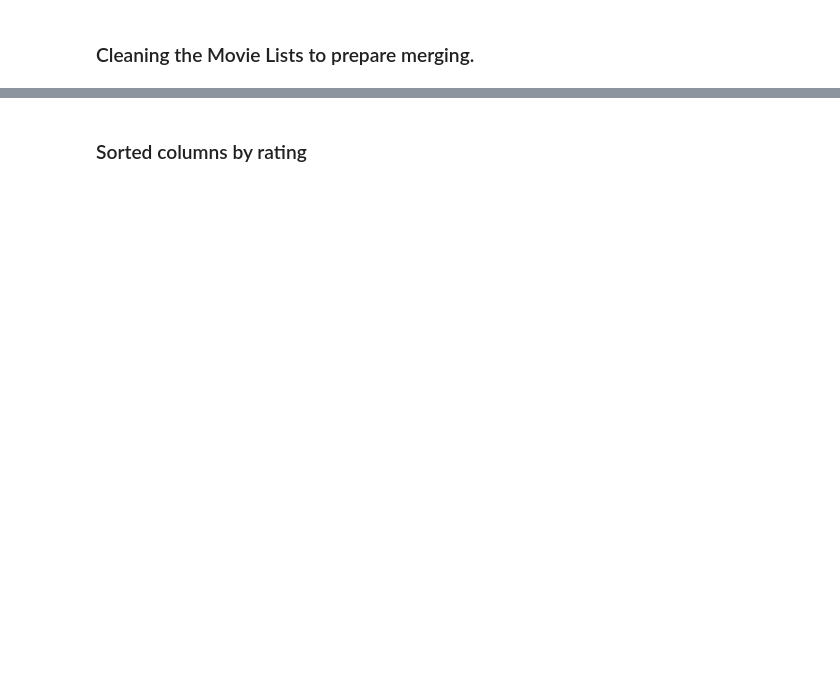
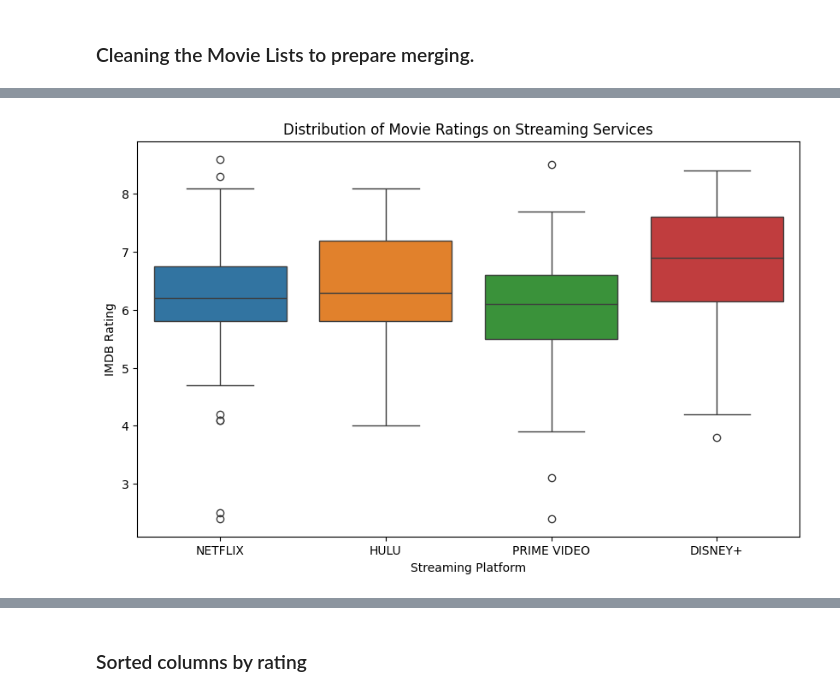
Before and after one commit to danthreepo/CapstoneProject_2025, a Jupyter notebook: vankirk_capstone_project_2025.ipynb, the cells around one changed output, grey strips where cells are left out. Cells and saved outputs as stored; diff of their text form; code cells hidden in the pictures; blank space fills up the shorter version.

```diff
--- a/vankirk_capstone_project_2025.ipynb
+++ b/vankirk_capstone_project_2025.ipynb
@@ -332,0 +357,14 @@ movie_stream_df
+# %%
+# Seaborn Boxplot
+melted_df = movie_stream_df.melt(id_vars=['MOVIE NAME', 'RATING'], value_vars=['NETFLIX', 'HULU', 'PRIME VIDEO', 'DISNEY+'],
+var_name="Platform", value_name="Available")
+melted_df = melted_df[melted_df['Available']]
+
+plt.figure(figsize=(10,6))
+sns.boxplot(x='Platform', y='RATING', data=melted_df, hue='Platform', legend=False)
+plt.xlabel("Streaming Platform")
+plt.ylabel("IMDB Rating")
+plt.title("Distribution of Movie Ratings on Streaming Services")
+plt.show()
+# %% [output]
+[figure, added]
```
Also changed, not shown: parts of 20 cells of this notebook, 1 other file.
